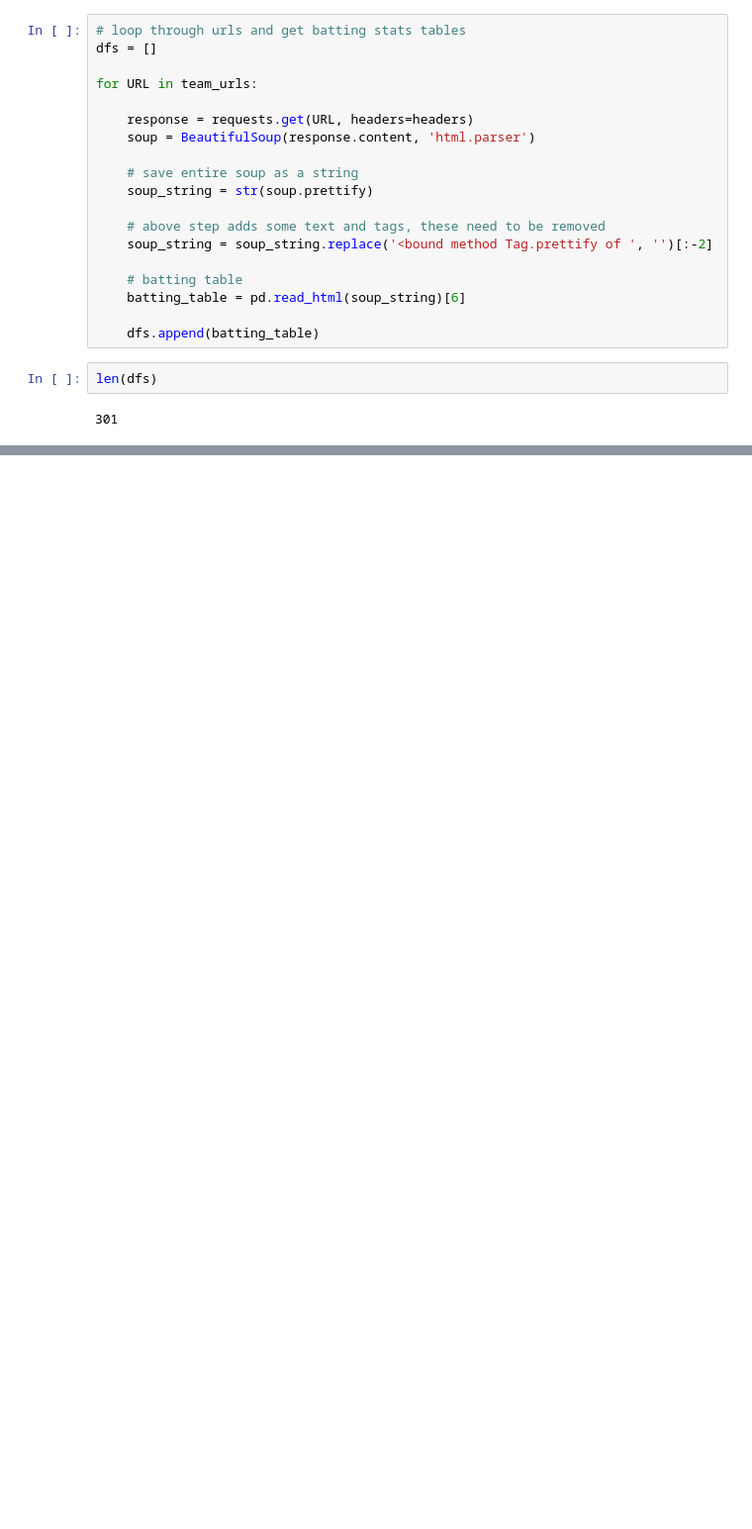
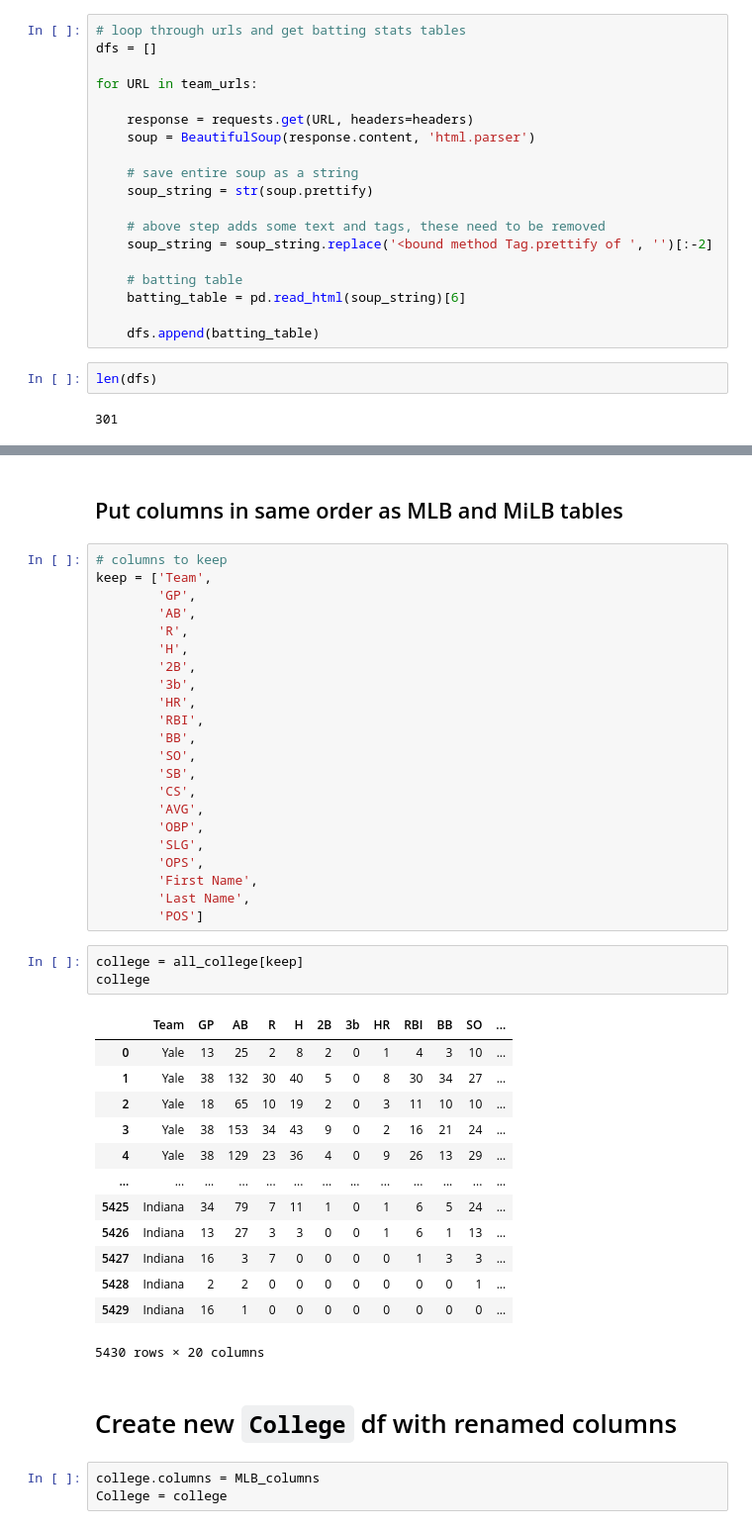
Before and after one commit to AgathaZareth/Capstone_Project, a Jupyter notebook: College_table.ipynb, the cells around one changed output, grey strips where cells are left out. Shown: that part at 99% size. Cells and saved outputs as stored; diff of their text form; blank space fills up the shorter version.

```diff
--- a/College_table.ipynb
+++ b/College_table.ipynb
@@ -585,0 +791,46 @@ len(url_slugs) == len(names_cleaned)
+# %% [markdown]
+## Put columns in same order as MLB and MiLB tables
+# %%
+# columns to keep
+keep = ['Team',
+        'GP',
+        'AB',
+        'R',
+        'H',
+        '2B',
+        '3b',
+        'HR',
+        'RBI',
+        'BB',
+        'SO',
+        'SB',
+        'CS',
+        'AVG',
+        'OBP',
+        'SLG',
+        'OPS',
+        'First Name',
+        'Last Name',
+        'POS']
+# %%
+college = all_college[keep]
+college
+# %% [output]
+|  | Team | GP | AB | R | H | 2B | 3b | HR | RBI | BB | SO | ... |
+| 0 | Yale | 13 | 25 | 2 | 8 | 2 | 0 | 1 | 4 | 3 | 10 | ... |
+| 1 | Yale | 38 | 132 | 30 | 40 | 5 | 0 | 8 | 30 | 34 | 27 | ... |
+| 2 | Yale | 18 | 65 | 10 | 19 | 2 | 0 | 3 | 11 | 10 | 10 | ... |
+| 3 | Yale | 38 | 153 | 34 | 43 | 9 | 0 | 2 | 16 | 21 | 24 | ... |
+| 4 | Yale | 38 | 129 | 23 | 36 | 4 | 0 | 9 | 26 | 13 | 29 | ... |
+| ... | ... | ... | ... | ... | ... | ... | ... | ... | ... | ... | ... | ... |
+| 5425 | Indiana | 34 | 79 | 7 | 11 | 1 | 0 | 1 | 6 | 5 | 24 | ... |
+| 5426 | Indiana | 13 | 27 | 3 | 3 | 0 | 0 | 1 | 6 | 1 | 13 | ... |
+| 5427 | Indiana | 16 | 3 | 7 | 0 | 0 | 0 | 0 | 1 | 3 | 3 | ... |
+| 5428 | Indiana | 2 | 2 | 0 | 0 | 0 | 0 | 0 | 0 | 0 | 1 | ... |
+| 5429 | Indiana | 16 | 1 | 0 | 0 | 0 | 0 | 0 | 0 | 0 | 0 | ... |
+5430 rows × 20 columns
+# %% [markdown]
+# Create new `College` df with renamed columns
+# %%
+college.columns = MLB_columns
+College = college
```
Also changed, not shown: parts of 95 cells of this notebook.
